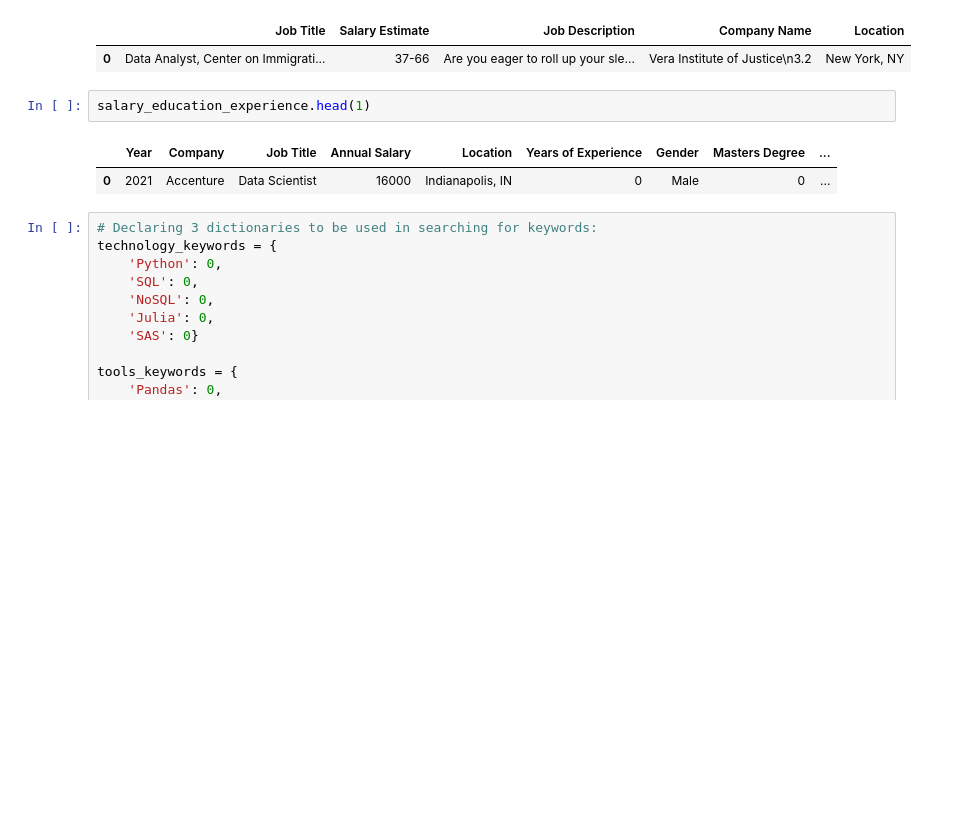
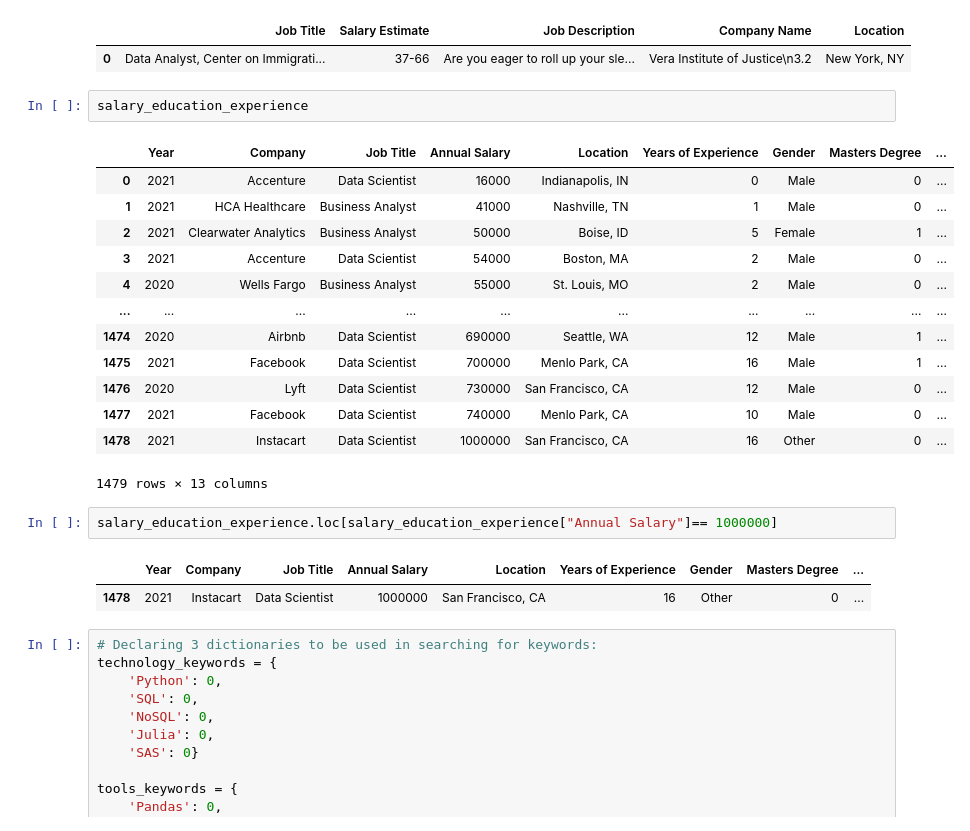
Before and after one commit to rita-s/Data_Analysis_Project_1, a Jupyter notebook: HR_Hackers.ipynb, the cells around one changed output. Saved outputs shown, nothing was run; the diff lists cells and outputs as text; blank space fills up the shorter version.

```diff
--- a/HR_Hackers.ipynb
+++ b/HR_Hackers.ipynb
@@ -44,10 +47,26 @@ job_descriptions.head(1)
 |  | Job Title | Salary Estimate | Job Description | Company Name | Location |
 | 0 | Data Analyst, Center on Immigrati... | 37-66 | Are you eager to roll up your sle... | Vera Institute of Justice\n3.2 | New York, NY |
 # %%
-salary_education_experience.head(1)
+salary_education_experience
 # %% [output]
 |  | Year | Company | Job Title | Annual Salary | Location | Years of Experience | Gender | Masters Degree | ... |
 | 0 | 2021 | Accenture | Data Scientist | 16000 | Indianapolis, IN | 0 | Male | 0 | ... |
+| 1 | 2021 | HCA Healthcare | Business Analyst | 41000 | Nashville, TN | 1 | Male | 0 | ... |
+| 2 | 2021 | Clearwater Analytics | Business Analyst | 50000 | Boise, ID | 5 | Female | 1 | ... |
+| 3 | 2021 | Accenture | Data Scientist | 54000 | Boston, MA | 2 | Male | 0 | ... |
+| 4 | 2020 | Wells Fargo | Business Analyst | 55000 | St. Louis, MO | 2 | Male | 0 | ... |
+| ... | ... | ... | ... | ... | ... | ... | ... | ... | ... |
+| 1474 | 2020 | Airbnb | Data Scientist | 690000 | Seattle, WA | 12 | Male | 1 | ... |
+| 1475 | 2021 | Facebook | Data Scientist | 700000 | Menlo Park, CA | 16 | Male | 1 | ... |
+| 1476 | 2020 | Lyft | Data Scientist | 730000 | San Francisco, CA | 12 | Male | 0 | ... |
+| 1477 | 2021 | Facebook | Data Scientist | 740000 | Menlo Park, CA | 10 | Male | 0 | ... |
+| 1478 | 2021 | Instacart | Data Scientist | 1000000 | San Francisco, CA | 16 | Other | 0 | ... |
+1479 rows × 13 columns
+# %%
+salary_education_experience.loc[salary_education_experience["Annual Salary"]== 1000000]
+# %% [output]
+|  | Year | Company | Job Title | Annual Salary | Location | Years of Experience | Gender | Masters Degree | ... |
+| 1478 | 2021 | Instacart | Data Scientist | 1000000 | San Francisco, CA | 16 | Other | 0 | ... |
 # %%
 # Declaring 3 dictionaries to be used in searching for keywords:
 technology_keywords = {
```
Also changed, not shown: parts of 45 cells of this notebook.
